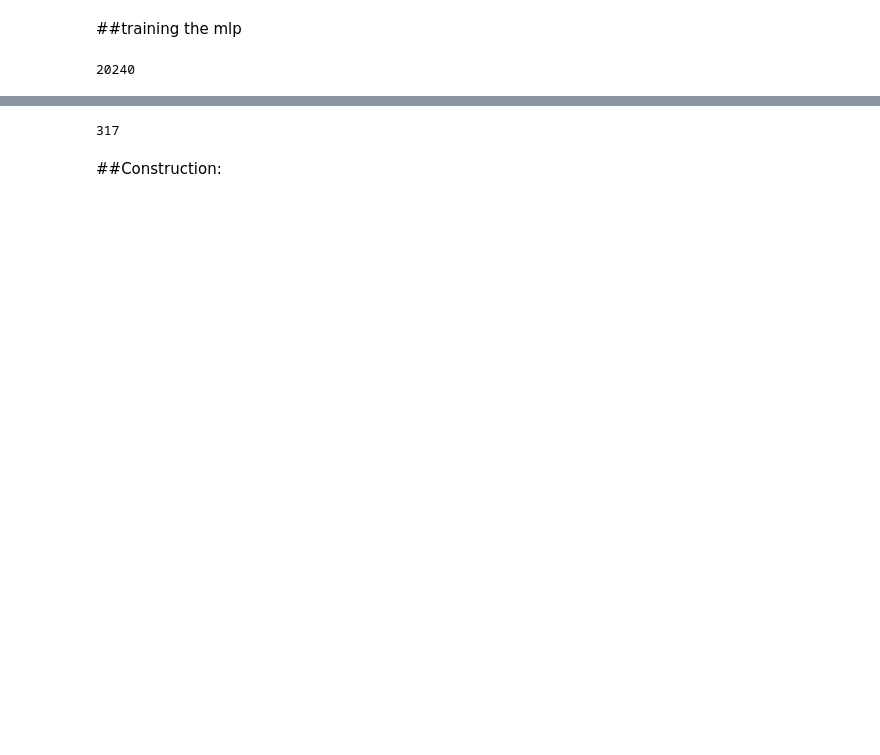
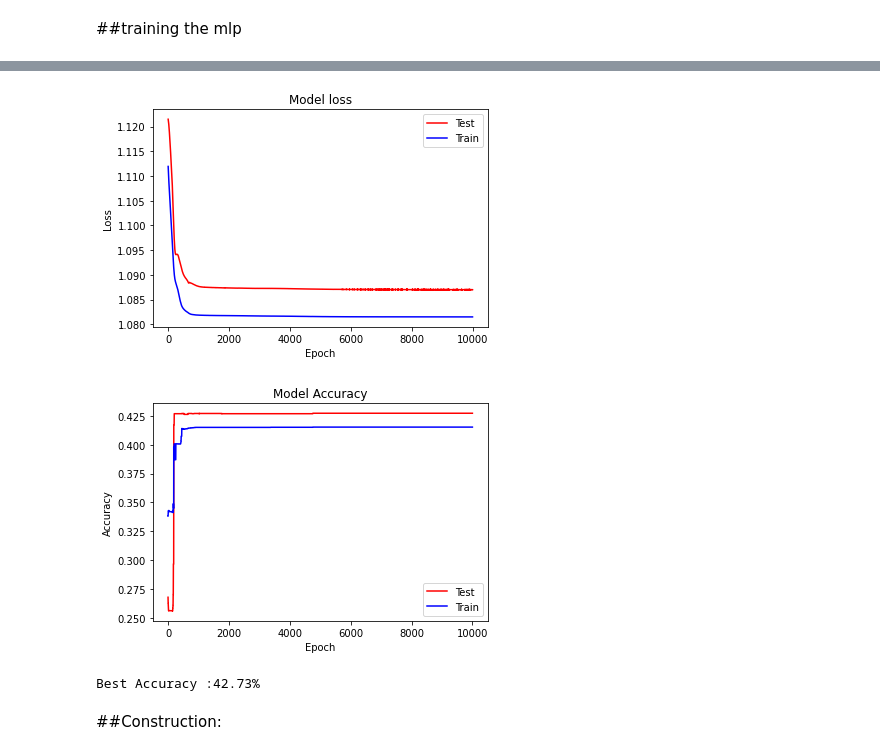
Before and after one commit to Nikelroid/Multi-Modal-Sentiment-Classification, a Jupyter notebook: Phase-1/Phase1_Part3.ipynb, the cells around one changed output, grey strips where cells are left out. Drawn from its saved outputs; the diff is of its cells as text; code cells hidden in the pictures; blank space fills up the shorter version.

```diff
--- a/Phase-1/Phase1_Part3.ipynb
+++ b/Phase-1/Phase1_Part3.ipynb
@@ -419,7 +437,7 @@ transform = transforms.Compose([transforms.ToTensor()
                                 ,transforms.Resize((288,288),transforms.InterpolationMode("bicubic"))
                                 ,transforms.Normalize([0.485, 0.456, 0.406],[0.229, 0.224, 0.225])])
 image_testset = MSCTD_Dataset('dataset/test', 'test', 'image_index_test.txt', 'english_test.txt', 'sentiment_test.txt',transform)
-image_trainset = MSCTD_Dataset('dataset/train', 'train_ende', 'image_index_train.txt', 'english_train.txt', 'sentiment_train.txt',transform)
+#image_trainset = MSCTD_Dataset('dataset/train', 'train_ende', 'image_index_train.txt', 'english_train.txt', 'sentiment_train.txt',transform)
 # %%
 image_trainloader = torch.utils.data.DataLoader(image_trainset, batch_size=64, shuffle=False, num_workers=4)
 images_sents = torch.empty((1),device=device)
@@ -461,10 +477,13 @@ class stablizer(nn.Module):
   def __init__(self):
     super(stablizer, self).__init__()
     self.fc = nn.Sequential(
-        nn.Linear(7,7),
+        nn.Linear(7,20),
         nn.ReLU(),
 
-        nn.Linear(7,3),
+        nn.Linear(20,10),
+        nn.ReLU(),
+
+        nn.Linear(10,3),
         nn.Softmax(dim=1)
     )
 
@@ -540,5 +555 @@ def eval_epoch(net: nn.Module, criterion: nn.Module, dataloader: torch.utils.dat
     return accs_test,loss_test
-# %%
-len(len_faces)
-# %% [output]
-20240
@@ -547,10 +556,10 @@ from torch.utils.data import DataLoader, Dataset, TensorDataset
 # %%
 input = torch.cat(((predictions, onehot(images_sents.reshape((-1,1)).to(torch.int)),torch.tensor(len_faces,device=device).reshape((-1,1)))),dim=1)
 with open('dataset/train/sentiment_train.txt', 'r') as f:
-        labels = torch.tensor(np.array(f.read().splitlines()).astype("int32"))
-train_dataloader = torch.utils.data.DataLoader(TensorDataset(input,torch.tensor(labels,device=device)), batch_size=64, shuffle=False, num_workers=2)
+        labels = torch.tensor(np.array(f.read().splitlines()).astype("int32"),device=device)
+#train_dataloader = torch.utils.data.DataLoader(TensorDataset(input,labels), batch_size=1, shuffle=False, num_workers=2)
 
 input_test = torch.cat(((test_predictions, onehot(images_sents_test.reshape((-1,1)).to(torch.int)),torch.tensor(len_faces_test,device=device).reshape((-1,1)))),dim=1)
 with open('dataset/test/sentiment_test.txt', 'r') as f:
-        labels_test = torch.tensor(np.array(f.read().splitlines()).astype("int32"))
-test_dataloader = torch.utils.data.DataLoader(TensorDataset(input_test,torch.tensor(labels_test,device=device)), batch_size=64, shuffle=False, num_workers=2)
+        labels_test = torch.tensor(np.array(f.read().splitlines()).astype("int32"),device=device)
+# test_dataloader = torch.utils.data.DataLoader(TensorDataset(input_test,torch.tensor(labels_test,device=device)), batch_size=64, shuffle=False, num_workers=2)
@@ -557,7 +568,7 @@ test_dataloader = torch.utils.data.DataLoader(TensorDataset(input_test,torch.ten
 # %%
 net = stablizer().to(device)
 criterion = nn.CrossEntropyLoss().to(device)
-optimizer = torch.optim.Adam(net.parameters(), lr=1e-3)
+optimizer = torch.optim.Adam(net.parameters(), lr=5e-4)
 
 from time import time
 
@@ -565,14 +576,14 @@ accs_train = []
 loss_train = []
 accs_test = []
 loss_test = []
-epochs = 3
+epochs = 10000
 # %%
 for e in range(epochs):
     start_time = time()
-    accs_train,loss_train = train_epoch(net, criterion, optimizer, train_dataloader,accs_train,loss_train)
-    # accs_test,loss_test = eval_epoch(net, criterion, test_dataloader,accs_test,loss_test)
-    if accs_train[-1]==max(accs_test):
-      torch.save(net.state_dict(), 'models/stablizer.pth')
+    accs_train,loss_train = train_epoch(net, criterion, optimizer, input, labels,accs_train,loss_train)
+    accs_test,loss_test = eval_epoch(net, criterion, input_test, labels_test,accs_test,loss_test)
+    if accs_test[-1]==max(accs_test):
+      torch.save(net.state_dict(), 'final_combinator.pth')
     end_time = time()
 
     print(f'Epoch {e+1:3} finished in {end_time - start_time:.2f}s')
@@ -586,14 +597,15 @@ plt.legend(['Test', 'Train'])
 plt.savefig('loss4.jpg')
 plt.show()
 
-# plt.plot(np.array(accs_test), 'r')
-# plt.plot(np.array(accs_train), 'b')
-# plt.title('Model Accuracy')
-# plt.ylabel('Accuracy')
-# plt.xlabel('Epoch')
-# plt.legend(['Test', 'Train'])
-# plt.savefig('acc4.jpg')
-# plt.show()
+plt.plot(np.array(accs_test), 'r')
+plt.plot(np.array(accs_train), 'b')
+plt.title('Model Accuracy')
+plt.ylabel('Accuracy')
+plt.xlabel('Epoch')
+plt.legend(['Test', 'Train'])
+plt.savefig('acc4.jpg')
+plt.show()
 
 
 print(f'Best Accuracy :{max(accs_test) * 100.:.2f}%')
+# %% [output]
@@ -600,7 +629,6 @@ print(f'Best Accuracy :{max(accs_test) * 100.:.2f}%')
+[figure, added]
+[figure, added]
+Best Accuracy :42.73%
-# %%
-len(train_dataloader)
-# %% [output]
-317
 # %% [markdown]
 ##Construction:
 # %%
```
Also changed, not shown: parts of 8 cells of this notebook.
